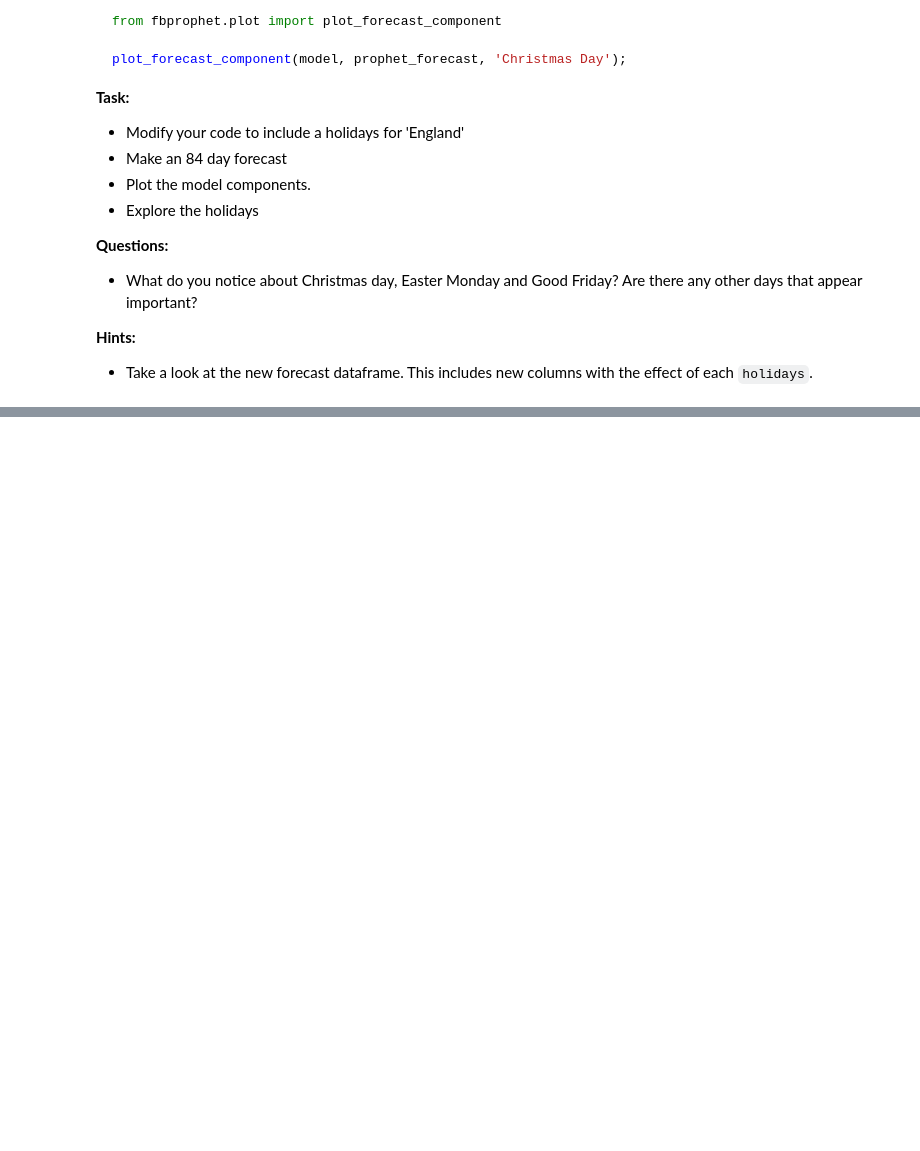
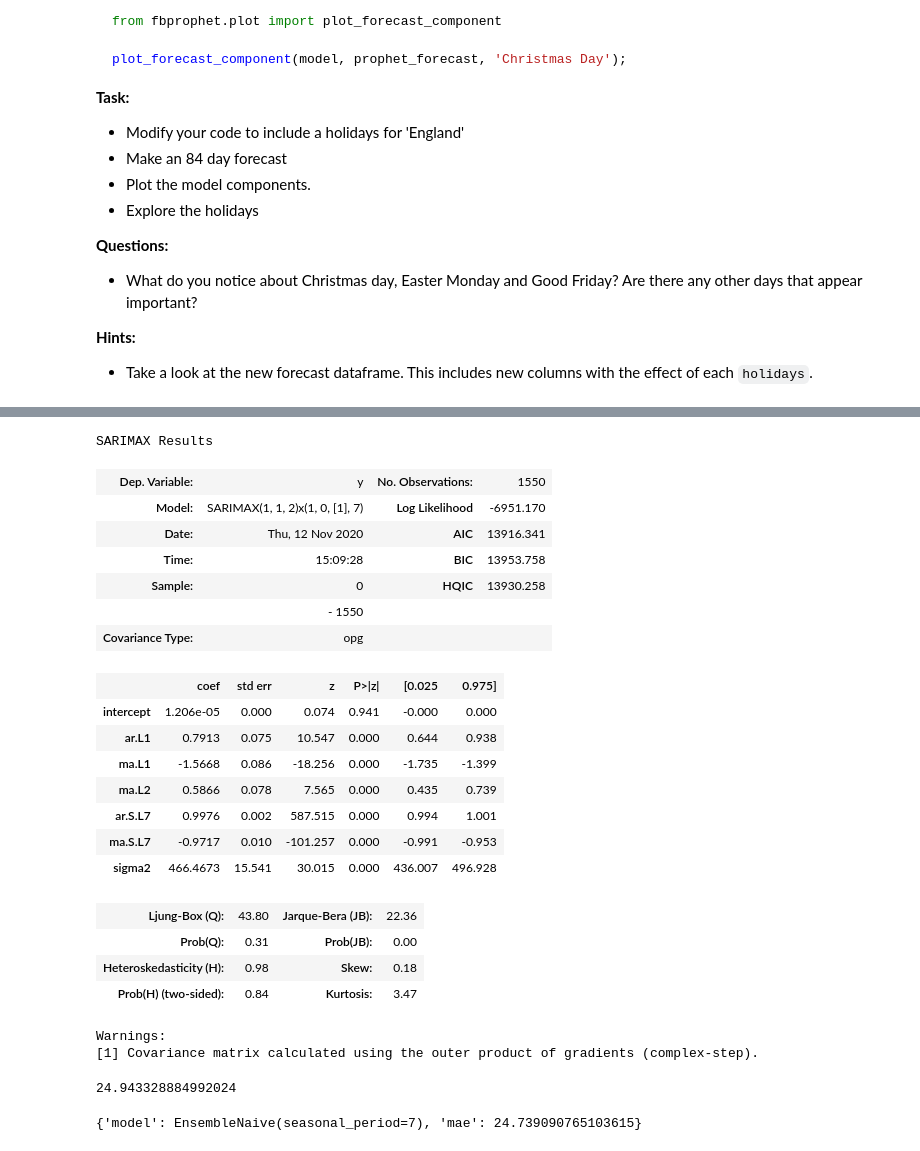
Before and after one commit to health-data-science-OR/forecasting, a Jupyter notebook: 03_prophet/prophet_exercises_SOLUTIONS.ipynb, the cells around one changed output, grey strips where cells are left out. Drawn from its saved outputs; the diff is of its cells as text; code cells hidden in the pictures; blank space fills up the shorter version.

```diff
--- a/03_prophet/prophet_exercises_SOLUTIONS.ipynb
+++ b/03_prophet/prophet_exercises_SOLUTIONS.ipynb
@@ -353,0 +488,30 @@ fig = plot_cross_validation_metric(df_cv, metric='rmse', rolling_window=0.1)
+# %%
+#arima_model = auto_arima(y_train, m=7, suppress_warnings=True)
+
+#model returned = SARIMAX(1, 1, 2)x(1, 0, [1], 7)
+arima_model = ARIMA(order=(1, 1, 2), seasonal_order=(1, 0, 1, 7), maxiter=100)
+arima_model.fit(y_train)
+arima_model.summary()
+# %% [output]
+SARIMAX Results
+| Dep. Variable: | y | No. Observations: | 1550 |
+| Model: | SARIMAX(1, 1, 2)x(1, 0, [1], 7) | Log Likelihood | -6951.170 |
+| Date: | Thu, 12 Nov 2020 | AIC | 13916.341 |
+| Time: | 15:09:28 | BIC | 13953.758 |
+| Sample: | 0 | HQIC | 13930.258 |
+|  | - 1550 |  |  |
+| Covariance Type: | opg |  |  |
+|  | coef | std err | z | P>|z| | [0.025 | 0.975] |
+| intercept | 1.206e-05 | 0.000 | 0.074 | 0.941 | -0.000 | 0.000 |
+| ar.L1 | 0.7913 | 0.075 | 10.547 | 0.000 | 0.644 | 0.938 |
+| ma.L1 | -1.5668 | 0.086 | -18.256 | 0.000 | -1.735 | -1.399 |
+| ma.L2 | 0.5866 | 0.078 | 7.565 | 0.000 | 0.435 | 0.739 |
+| ar.S.L7 | 0.9976 | 0.002 | 587.515 | 0.000 | 0.994 | 1.001 |
+| ma.S.L7 | -0.9717 | 0.010 | -101.257 | 0.000 | -0.991 | -0.953 |
+| sigma2 | 466.4673 | 15.541 | 30.015 | 0.000 | 436.007 | 496.928 |
+| Ljung-Box (Q): | 43.80 | Jarque-Bera (JB): | 22.36 |
+| Prob(Q): | 0.31 | Prob(JB): | 0.00 |
+| Heteroskedasticity (H): | 0.98 | Skew: | 0.18 |
+| Prob(H) (two-sided): | 0.84 | Kurtosis: | 3.47 |
+Warnings:
+[1] Covariance matrix calculated using the outer product of gradients (complex-step).
@@ -353,0 +527,5 @@ fig = plot_cross_validation_metric(df_cv, metric='rmse', rolling_window=0.1)
+# %%
+#Prophet 84 day was ~19
+scores1.mean()
+# %% [output]
+24.943328884992024
@@ -353,0 +534,8 @@ fig = plot_cross_validation_metric(df_cv, metric='rmse', rolling_window=0.1)
+# %%
+#selects ensemble naive and produces similar performance to ARIMA
+#(although we haven't checked prediction interval coverage)
+naive_results = auto_naive(y_train, horizon=84, min_train_size=1095,
+                           seasonal_period=7, step=28, method='ro')
+naive_results
+# %% [output]
+{'model': EnsembleNaive(seasonal_period=7), 'mae': 24.739090765103615}
```
Also changed, not shown: parts of 32 cells of this notebook, 2 other files.
